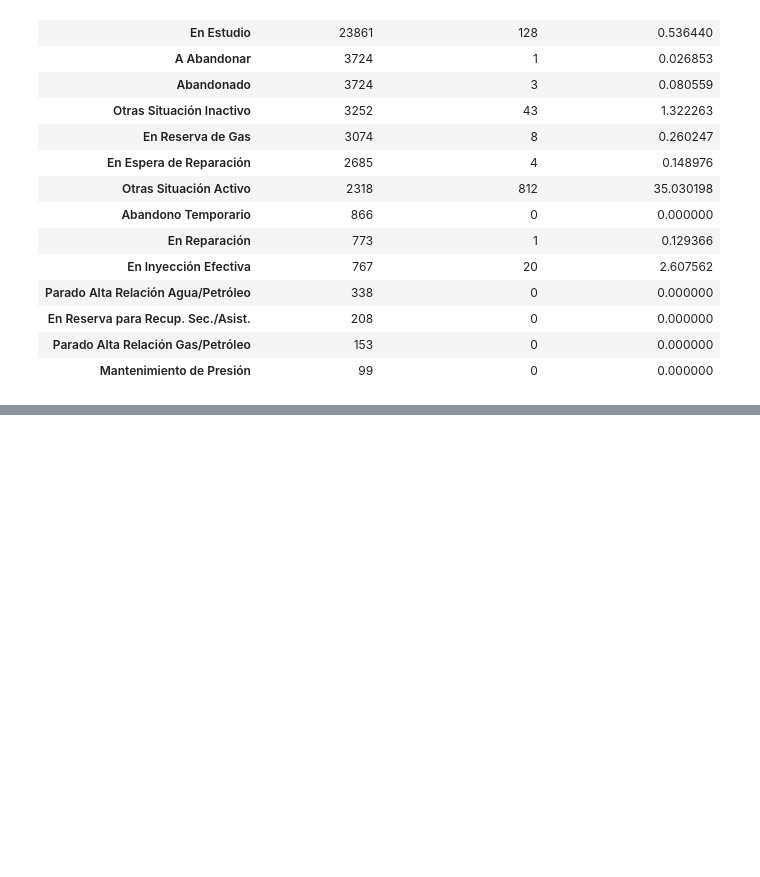
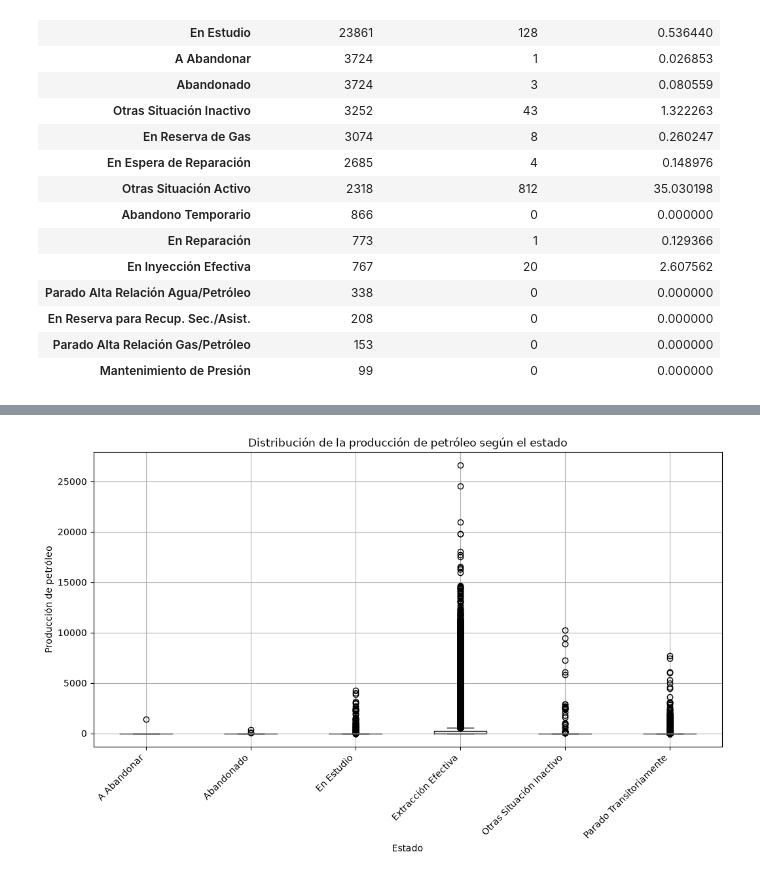
Before and after one commit to alexParedes027/oil-production-prediction, a Jupyter notebook: notebooks/01_exploracion_datos.ipynb, the cells around one changed output, grey strips where cells are left out. Cells and saved outputs as stored; diff of their text form; code cells hidden in the pictures; blank space fills up the shorter version.

Commit message:
Analisis de la produccion de petroleo con otras variables

```diff
--- a/notebooks/01_exploracion_datos.ipynb
+++ b/notebooks/01_exploracion_datos.ipynb
@@ -1198,0 +1217,22 @@ display(produccion_por_estado)
+# %%
+estados_principales = (
+    produccion["tipoestado"]
+    .value_counts()
+    .head(6)
+    .index
+)
+
+resumen_estados_principales = (
+    produccion[produccion["tipoestado"].isin(estados_principales)]
+    .groupby("tipoestado")["prod_pet"]
+    .agg(
+        cantidad_registros="count",
+        promedio="mean",
+        mediana="median",
+        minimo="min",
+        maximo="max"
+    )
+    .sort_values("cantidad_registros", ascending=False)
+)
+
+display(resumen_estados_principales)
@@ -1198,0 +1256,19 @@ display(produccion_por_estado)
+# %%
+produccion_estados_principales = produccion[
+    produccion["tipoestado"].isin(estados_principales)
+]
+
+produccion_estados_principales.boxplot(
+    column="prod_pet",
+    by="tipoestado",
+    figsize=(12, 6)
+)
+
+plt.title("Distribución de la producción de petróleo según el estado")
+plt.suptitle("")
+plt.xlabel("Estado")
+plt.ylabel("Producción de petróleo")
+plt.xticks(rotation=45, ha="right")
+plt.show()
+# %% [output]
+[figure, added]
```
Also changed, not shown: parts of 28 cells of this notebook.
